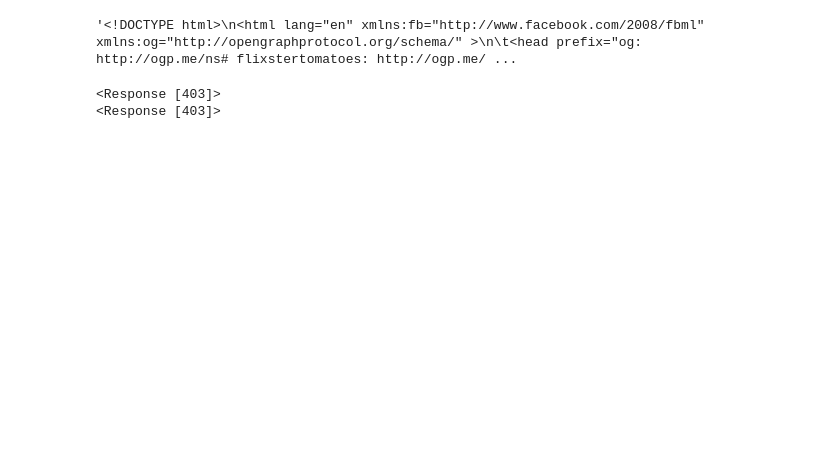
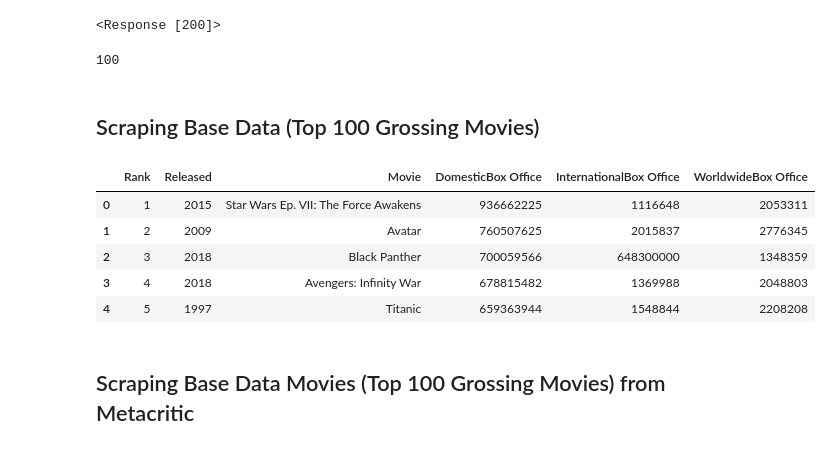
Before and after one commit to elsantonato/13-Project_2-Group_7, a Jupyter notebook: minna_subfolder/top_movies_scrape.ipynb, the cells around one changed output. Saved outputs shown, nothing was run; the diff lists cells and outputs as text; code cells hidden in the pictures; blank space fills up the shorter version.

Commit message:
Add scraping and cleaning of Metacritic data

```diff
--- a/minna_subfolder/top_movies_scrape.ipynb
+++ b/minna_subfolder/top_movies_scrape.ipynb
@@ -36,16 +17,58 @@ response.text
-# %%
-# Try scraping Rotten Tomatoes for Top 100 Ranked Movies
-rotten_tomatoes_url = 'https://www.rottentomatoes.com/top/bestofrt/'
-response = requests.get(rotten_tomatoes_url)
-response.text
-# %% [output]
-'<!DOCTYPE html>\n<html lang="en" xmlns:fb="http://www.facebook.com/2008/fbml" xmlns:og="http://opengraphprotocol.org/schema/" >\n\t<head prefix="og: http://ogp.me/ns# flixstertomatoes: http://ogp.me/ ...
-# %%
-# Try Metacritic Scrape for Top 100 Ranked Movies
-response = requests.get("https://www.metacritic.com/browse/movies/score/metascore/all/filtered")
-print(response)
-response = requests.get("https://www.metacritic.com/movie/citizen-kane-1941")
-print(response)
-# %% [output]
-<Response [403]>
-<Response [403]>
+# %%
+# Add headers to bypass 403 Forbidden Access
+headers = {'User-Agent': 'Mozilla/5.0 (Macintosh; Intel Mac OS X 10_14) AppleWebKit/605.1.15 (KHTML, like Gecko) Version/12.0 Safari/605.1.15'}
+response = requests.get(url, timeout=30, headers=headers)
+print(response)
+# %% [output]
+<Response [200]>
+# %%
+# Parse the HTML text using Beautiful Soup
+soup = bs(response.text, 'html.parser')
+
+# Find and append the metacritic score, rank, title, and short summary of each movie
+top_100_metacritic_dicts = []
+for td in soup.find_all('td', class_ = 'clamp-summary-wrap'):
+    score = td.find('div', class_ = 'clamp-score-wrap').text.strip()
+    rank = td.find('span', class_ = 'title numbered').text.strip()[:-1]
+    title = td.find('a', class_ = 'title').text.strip()
+    summary = td.find('div', class_ = 'summary').text.strip()
+    top_100_metacritic_dicts.append({'score': score,
+                                    'rank': rank,
+                                    'title': title,
+                                    'summary': summary})
+
+print(len(top_100_metacritic_dicts))
+# %% [output]
+100
+# %% [markdown]
+<h2>Scraping Base Data (Top 100 Grossing Movies)
+# %%
+# Scrape the base data from the-numbers.com (for Top 100 Grossing Movies)
+response = requests.get("https://www.the-numbers.com/box-office-records/domestic/all-movies/cumulative/all-time")
+base_df_1 = pd.read_html(response.text)[0]
+base_df_2 = pd.read_html(response.text)[1]
+base_df = base_df_1.append(base_df_2).reset_index(drop=True)
+
+# Make a copy of dataframe
+base_df2 = base_df.copy()
+
+# Loop through copy of dataframe and convert money text to decimal formatting
+for index, row in base_df2.iterrows():
+    # Convert to decimal
+    money = re.match(r'\$\d+,\d+,\d+', row['DomesticBox Office']).group()
+    base_df2 = base_df2.replace(row['DomesticBox Office'], Decimal(re.sub(r'[^\d.]', '', money)))
+    money = re.match(r'\$\d+,\d+,\d+', row['InternationalBox Office']).group()
+    base_df2 = base_df2.replace(row['InternationalBox Office'], Decimal(re.sub(r'[^\d.]', '', money)))
+    money = re.match(r'\$\d+,\d+,\d+', row['WorldwideBox Office']).group()
+    base_df2 = base_df2.replace(row['WorldwideBox Office'], Decimal(re.sub(r'[^\d.]', '', money)))
+
+base_df2.head()
+# %% [output]
+|  | Rank | Released | Movie | DomesticBox Office | InternationalBox Office | WorldwideBox Office |
+| 0 | 1 | 2015 | Star Wars Ep. VII: The Force Awakens | 936662225 | 1116648 | 2053311 |
+| 1 | 2 | 2009 | Avatar | 760507625 | 2015837 | 2776345 |
+| 2 | 3 | 2018 | Black Panther | 700059566 | 648300000 | 1348359 |
+| 3 | 4 | 2018 | Avengers: Infinity War | 678815482 | 1369988 | 2048803 |
+| 4 | 5 | 1997 | Titanic | 659363944 | 1548844 | 2208208 |
+# %% [markdown]
+<h2>Scraping Base Data Movies (Top 100 Grossing Movies) from Metacritic
```
Also changed, not shown: parts of 6 cells of this notebook.
